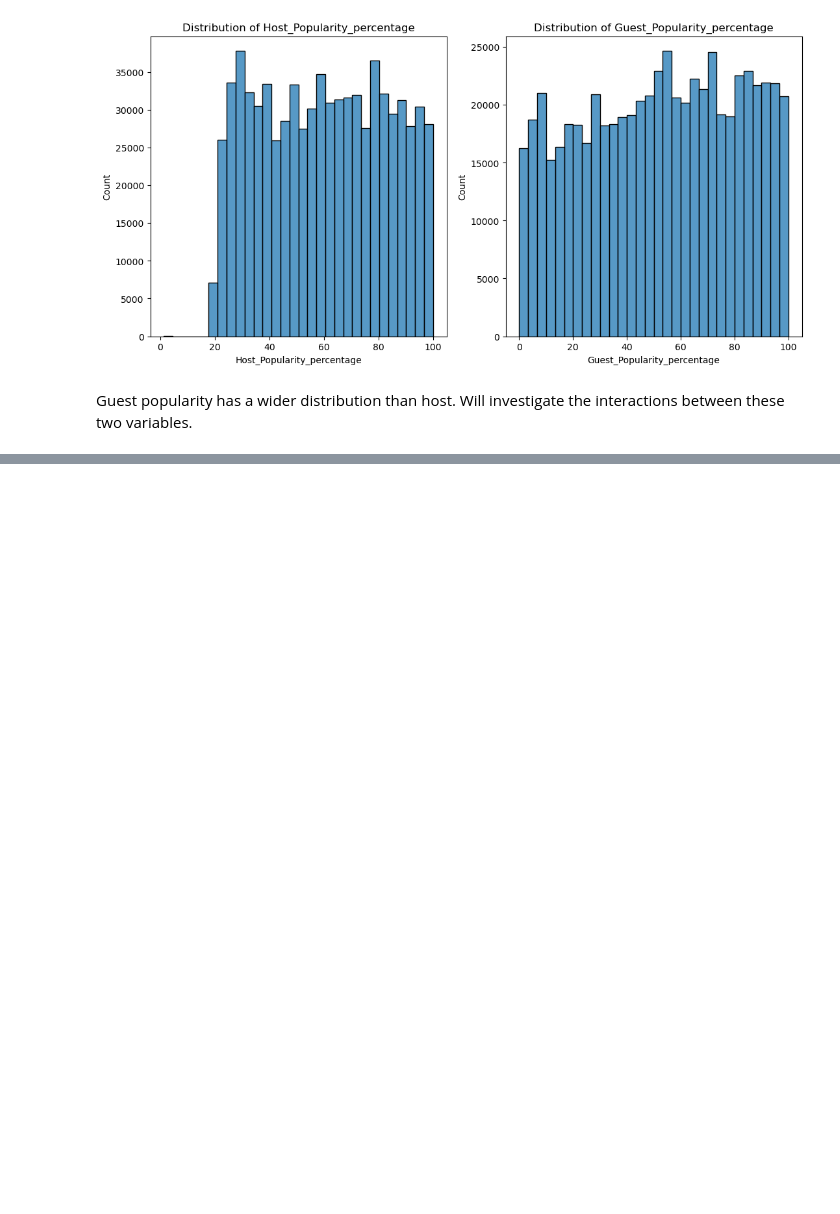
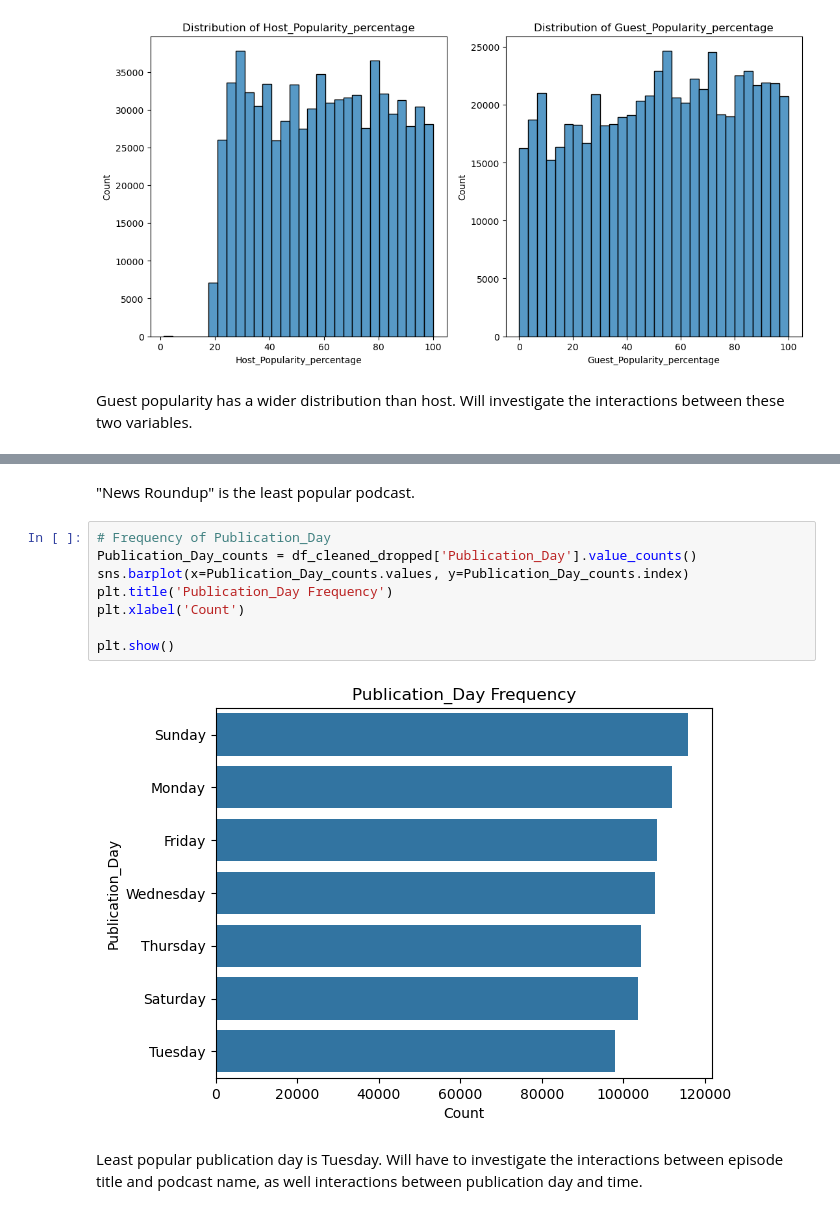
Before and after one commit to Seribii1o1/Predict-Podcast-Listening-Time, a Jupyter notebook: code/EDA.ipynb, the cells around one changed output, grey strips where cells are left out. Drawn from its saved outputs; the diff is of its cells as text; blank space fills up the shorter version.

```diff
--- a/code/EDA.ipynb
+++ b/code/EDA.ipynb
@@ -376,0 +401,14 @@ Guest popularity has a wider distribution than host. Will investigate the intera
+# %% [markdown]
+"News Roundup" is the least popular podcast.
+# %%
+# Frequency of Publication_Day
+Publication_Day_counts = df_cleaned_dropped['Publication_Day'].value_counts()
+sns.barplot(x=Publication_Day_counts.values, y=Publication_Day_counts.index)
+plt.title('Publication_Day Frequency')
+plt.xlabel('Count')
+
+plt.show()
+# %% [output]
+[figure, added]
+# %% [markdown]
+Least popular publication day is Tuesday. Will have to investigate the interactions between episode title and podcast name, as well interactions between publication day and time.
```
Also changed, not shown: parts of 3 cells of this notebook.
